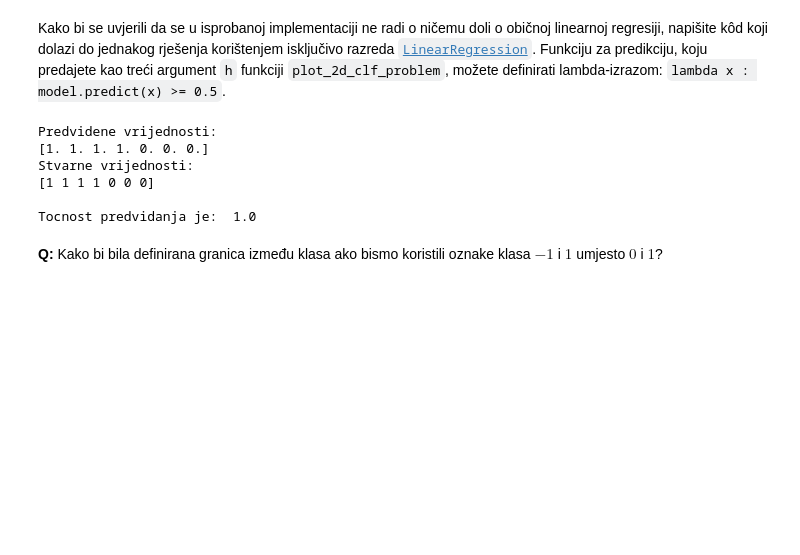
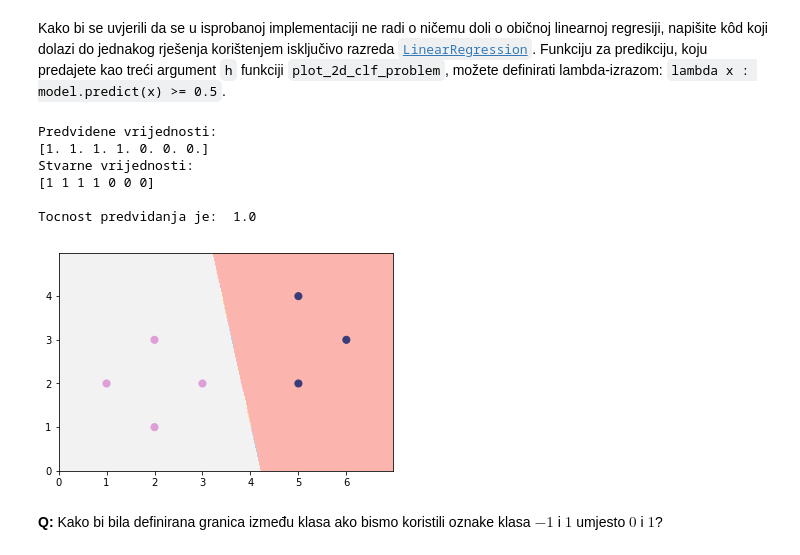
Before and after one commit to FikaCro/FER_strojno_ucenje, a Jupyter notebook: 2.ipynb, the cells around one changed output. Drawn from its saved outputs; the diff is of its cells as text; code cells hidden in the pictures; blank space fills up the shorter version.

```diff
--- a/2.ipynb
+++ b/2.ipynb
@@ -80,25 +80,28 @@ Kako bi se uvjerili da se u isprobanoj implementaciji ne radi o ničemu doli o o
 # %%
 reg = LinearRegression().fit(seven_X, seven_y)
 
 y_predicted = reg.predict(seven_X)
 
 for i, y in enumerate(y_predicted):
     if y >= 0.5:
         y_predicted[i] = 1
     else:
         y_predicted[i] = 0
 
 print('Predvidene vrijednosti:\n{}\nStvarne vrijednosti:\n{}\n'.format(y_predicted, seven_y))
 
 accuracy = accuracy_score(seven_y, y_predicted)
 print('Tocnost predvidanja je: ', accuracy)
+
+mlutils_fer.plot_2d_clf_problem(seven_X, seven_y, lambda x : reg.predict(x) >= 0.5)
 # %% [output]
 Predvidene vrijednosti:
 [1. 1. 1. 1. 0. 0. 0.]
 Stvarne vrijednosti:
 [1 1 1 1 0 0 0]
 
 Tocnost predvidanja je:  1.0
+[figure, added]
 # %% [markdown]
 **Q:** Kako bi bila definirana granica između klasa ako bismo koristili oznake klasa $-1$ i $1$ umjesto $0$ i $1$?
 # %% [markdown]
```
Also changed, not shown: parts of 8 cells of this notebook.
